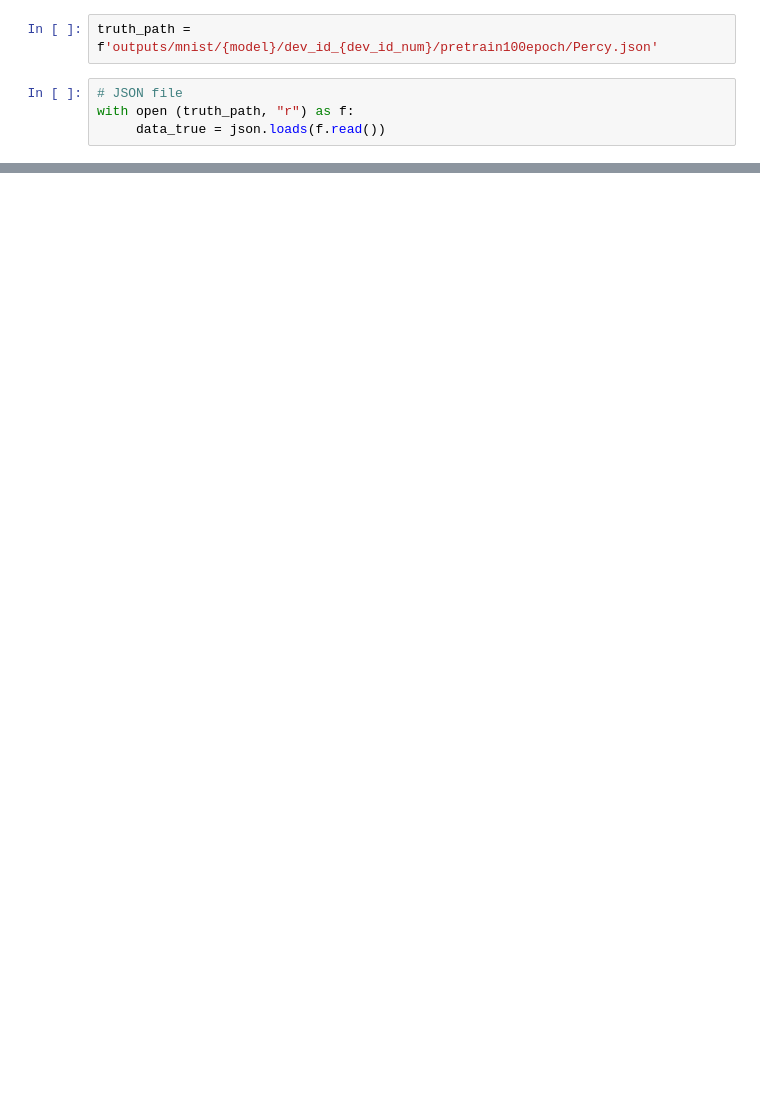
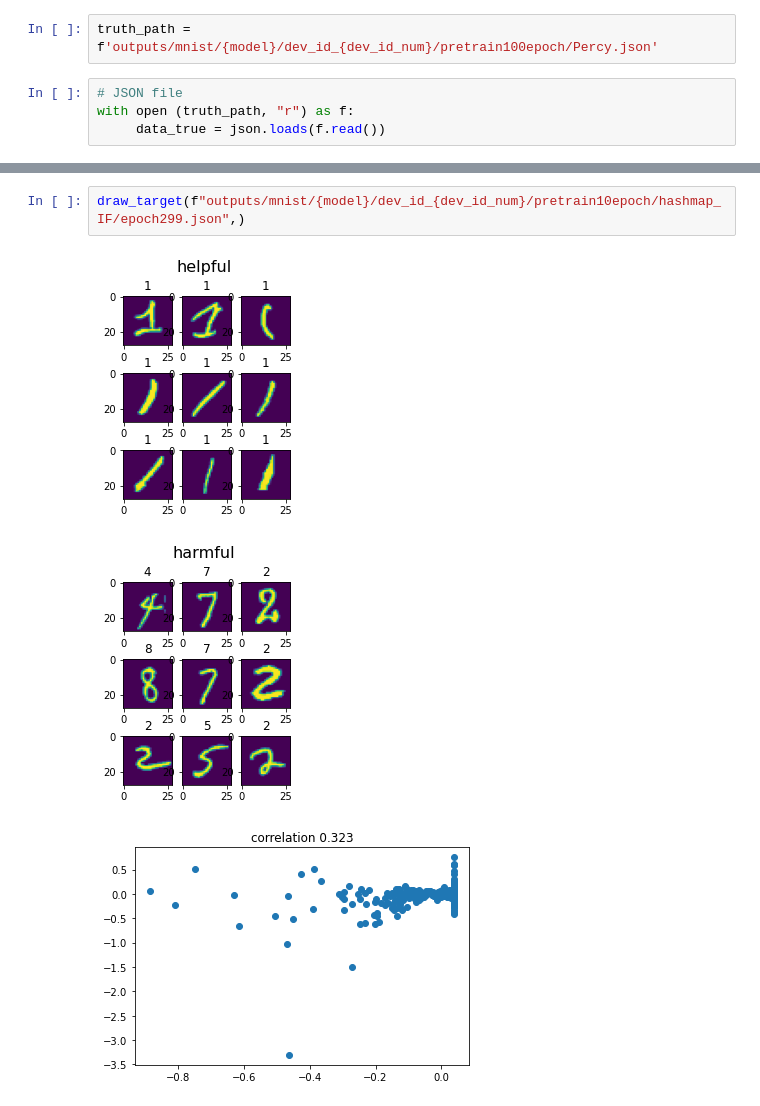
Before and after one commit to hage1005/IF_project, a Jupyter notebook: notebooks/visualize_notebooks/visulize correlation.ipynb, the cells around one changed output, grey strips where cells are left out. Saved outputs shown, nothing was run; the diff lists cells and outputs as text; blank space fills up the shorter version.

```diff
--- a/notebooks/visualize_notebooks/visulize correlation.ipynb
+++ b/notebooks/visualize_notebooks/visulize correlation.ipynb
@@ -120,3 +140,9 @@ draw_target(f"outputs/mnist/MNIST_1/dev_id_{dev_id_num}/pretrain40epoch/hashmap_
+# %%
+draw_target(f"outputs/mnist/{model}/dev_id_{dev_id_num}/pretrain10epoch/hashmap_IF/epoch299.json",)
+# %% [output]
+[figure, added]
+[figure, added]
+[figure, added]
 # %%
 draw_target(f"outputs/mnist/MNIST_1/dev_id_{dev_id_num}/pretrain40epoch/first_iteration_grad_2022-08-16-22-40-35.json")
 # %% [output]
```
Also changed, not shown: parts of 11 cells of this notebook, 11 other files.
